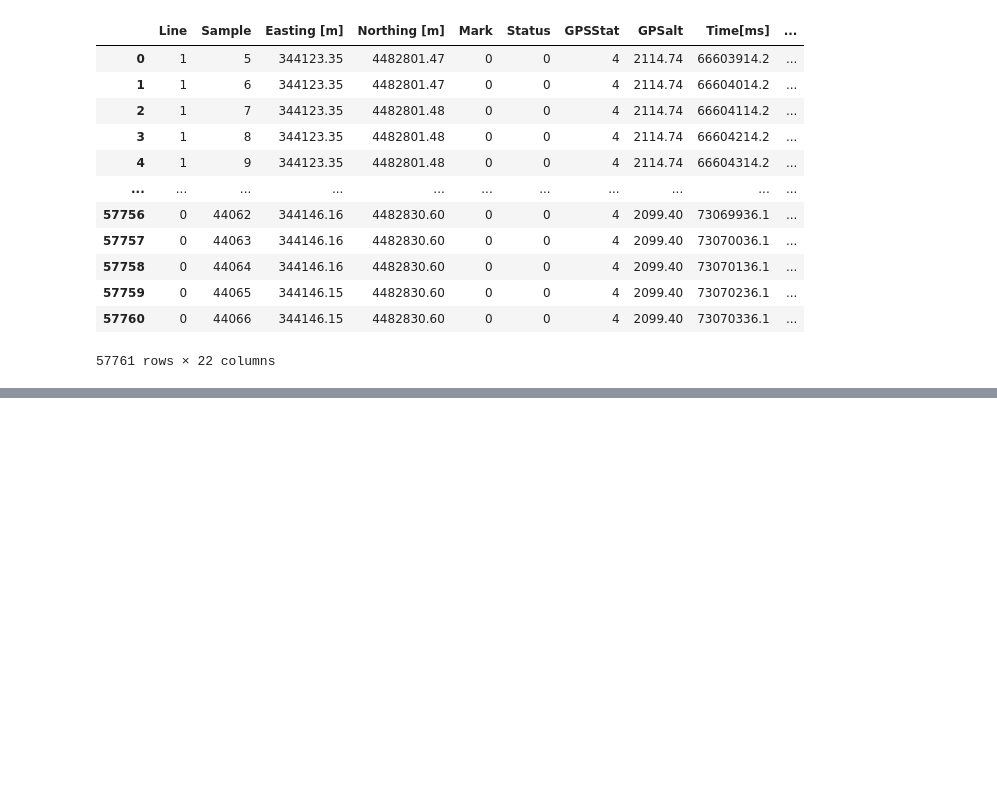
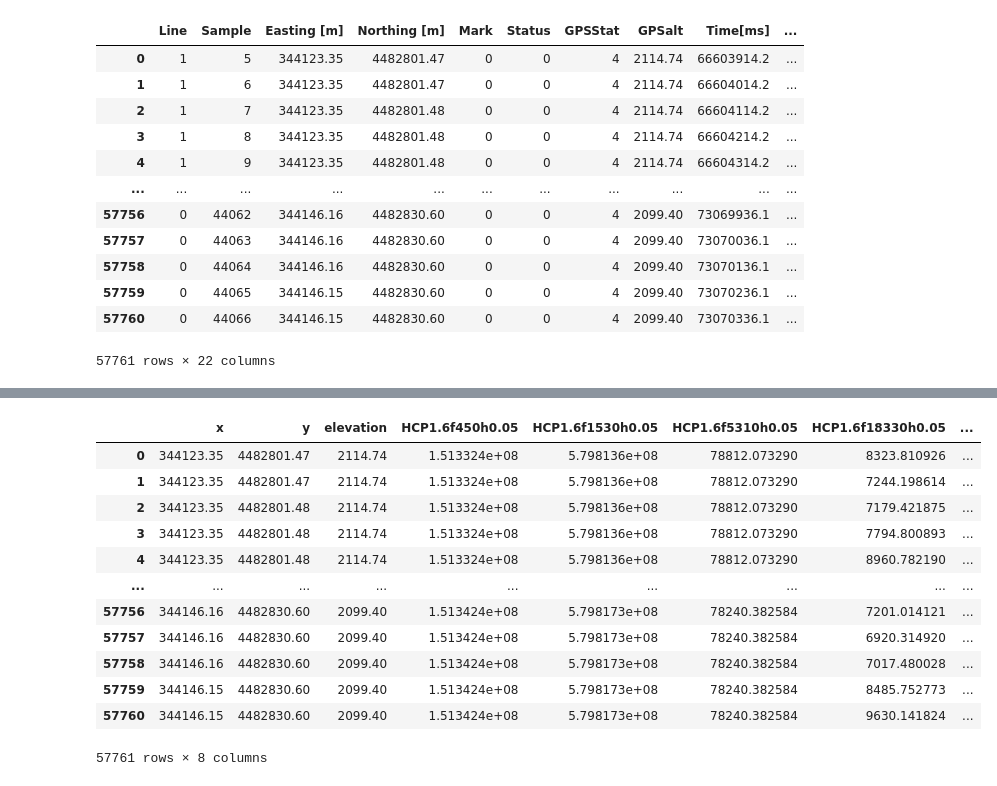
Before and after one commit to NathanSedmak/FDEM_Project_FC_2025, a Jupyter notebook: code/reformat_data.ipynb, the cells around one changed output, grey strips where cells are left out. Drawn from its saved outputs; the diff is of its cells as text; code cells hidden in the pictures; blank space fills up the shorter version.

```diff
--- a/code/reformat_data.ipynb
+++ b/code/reformat_data.ipynb
@@ -50,9 +61,24 @@ renamed.shape
 # %%
 # Calculates apparent resistivities
 mu = 4*np.pi * (10**(-7))# Assumes mu = mu_0
 rho = 1.6 # separation
-res = np.zeros((len(freqs), renamed.shape[0]))
+rho_a = renamed.copy()
 for i in range(len(freqs)):
-    renamed[new_cols[i+3]] = (renamed[new_cols[i]] * (10**-6) * 4) / (freqs[i] * 2 * np.pi * mu * rho**2) # mS/m
+    rho_a[new_cols[i+3]] = (renamed[new_cols[i]].to_numpy() * 4) / (freqs[i] * 2 * np.pi * mu * (rho**2)) # mS/m
+rho_a
+# %% [output]
+|  | x | y | elevation | HCP1.6f450h0.05 | HCP1.6f1530h0.05 | HCP1.6f5310h0.05 | HCP1.6f18330h0.05 | ... |
+| 0 | 344123.35 | 4482801.47 | 2114.74 | 1.513324e+08 | 5.798136e+08 | 78812.073290 | 8323.810926 | ... |
+| 1 | 344123.35 | 4482801.47 | 2114.74 | 1.513324e+08 | 5.798136e+08 | 78812.073290 | 7244.198614 | ... |
+| 2 | 344123.35 | 4482801.48 | 2114.74 | 1.513324e+08 | 5.798136e+08 | 78812.073290 | 7179.421875 | ... |
+| 3 | 344123.35 | 4482801.48 | 2114.74 | 1.513324e+08 | 5.798136e+08 | 78812.073290 | 7794.800893 | ... |
+| 4 | 344123.35 | 4482801.48 | 2114.74 | 1.513324e+08 | 5.798136e+08 | 78812.073290 | 8960.782190 | ... |
+| ... | ... | ... | ... | ... | ... | ... | ... | ... |
+| 57756 | 344146.16 | 4482830.60 | 2099.40 | 1.513424e+08 | 5.798173e+08 | 78240.382584 | 7201.014121 | ... |
+| 57757 | 344146.16 | 4482830.60 | 2099.40 | 1.513424e+08 | 5.798173e+08 | 78240.382584 | 6920.314920 | ... |
+| 57758 | 344146.16 | 4482830.60 | 2099.40 | 1.513424e+08 | 5.798173e+08 | 78240.382584 | 7017.480028 | ... |
+| 57759 | 344146.15 | 4482830.60 | 2099.40 | 1.513424e+08 | 5.798173e+08 | 78240.382584 | 8485.752773 | ... |
+| 57760 | 344146.15 | 4482830.60 | 2099.40 | 1.513424e+08 | 5.798173e+08 | 78240.382584 | 9630.141824 | ... |
+57761 rows × 8 columns
 # %%
 # Write to csv
```
Also changed, not shown: parts of 2 cells of this notebook, 6 other files.
